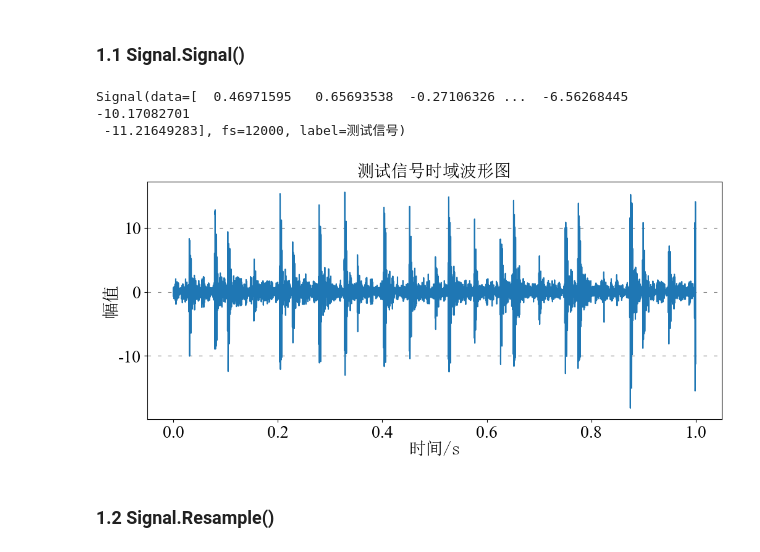
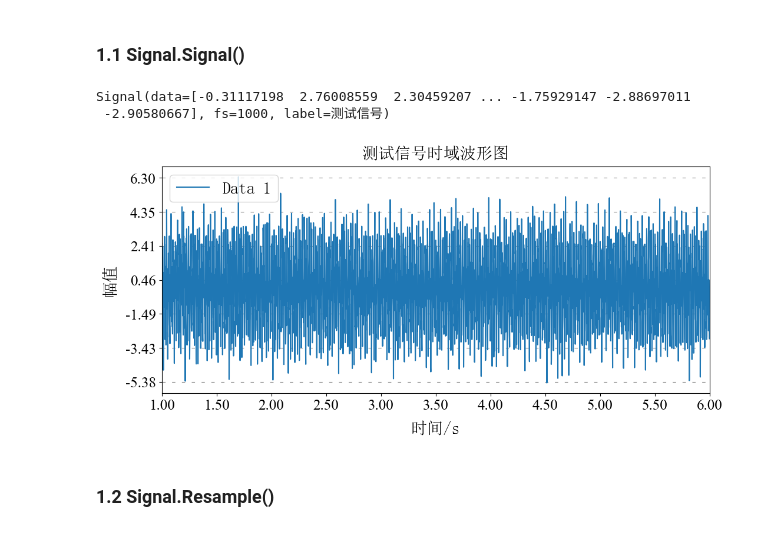
Before and after one commit to xcw1129/PySP, a Jupyter notebook: test.ipynb, the cells around one changed output. Saved outputs shown, nothing was run; the diff lists cells and outputs as text; code cells hidden in the pictures.

```diff
--- a/test.ipynb
+++ b/test.ipynb
@@ -153,3 +17,29 @@ fs=int(DataSet['采样频率'][0])
+# %%
+fs = 1000
+t = np.arange(0, 5, 1/fs)
+
+# 多个谐波分量
+harmonics = (
+    2 * np.sin(2 * np.pi * 50 * t) +      # 50Hz
+    1.5 * np.sin(2 * np.pi * 120 * t) +   # 120Hz
+    np.sin(2 * np.pi * 250 * t)           # 250Hz
+)
+
+# 冲击序列
+impulse = np.zeros_like(t)
+impulse_indices = [200, 500, 700]
+impulse[impulse_indices] = [5, -4, 6]
+
+# 随机噪声冲击
+random_impulse = np.zeros_like(t)
+random_indices = np.random.choice(len(t), 5, replace=False)
+random_impulse[random_indices] = np.random.uniform(-3, 3, size=5)
+
+# 白噪声
+white_noise = np.random.normal(0, 0.5, size=len(t))
+
+# 合成信号
+Data = harmonics + impulse + random_impulse + white_noise
 # %% [markdown]
 ## 1. Signal模块测试
 # %% [markdown]
@@ -157,16 +47,16 @@ fs=int(DataSet['采样频率'][0])
 # %%
 from PySP.Signal import Signal
 
 try:
-    res = Signal(data=Data, fs=fs, label="测试信号")
-    print(repr(res))
-    res.plot()
+    Sig = Signal(Data,fs=fs, label="测试信号",t0=1)
+    print(repr(Sig))
+    Sig.plot()
 except Exception as e:
     print(e)
 # %% [output]
-Signal(data=[  0.46971595   0.65693538  -0.27106326 ...  -6.56268445 -10.17082701
- -11.21649283], fs=12000, label=测试信号)
+Signal(data=[-0.31117198  2.76008559  2.30459207 ... -1.75929147 -2.88697011
+ -2.90580667], fs=1000, label=测试信号)
-[figure, old version]
+[figure, new version]
 # %% [markdown]
 ### 1.2 Signal.Resample()
 # %%
```
Also changed, not shown: parts of 15 cells of this notebook, 1 other file.
